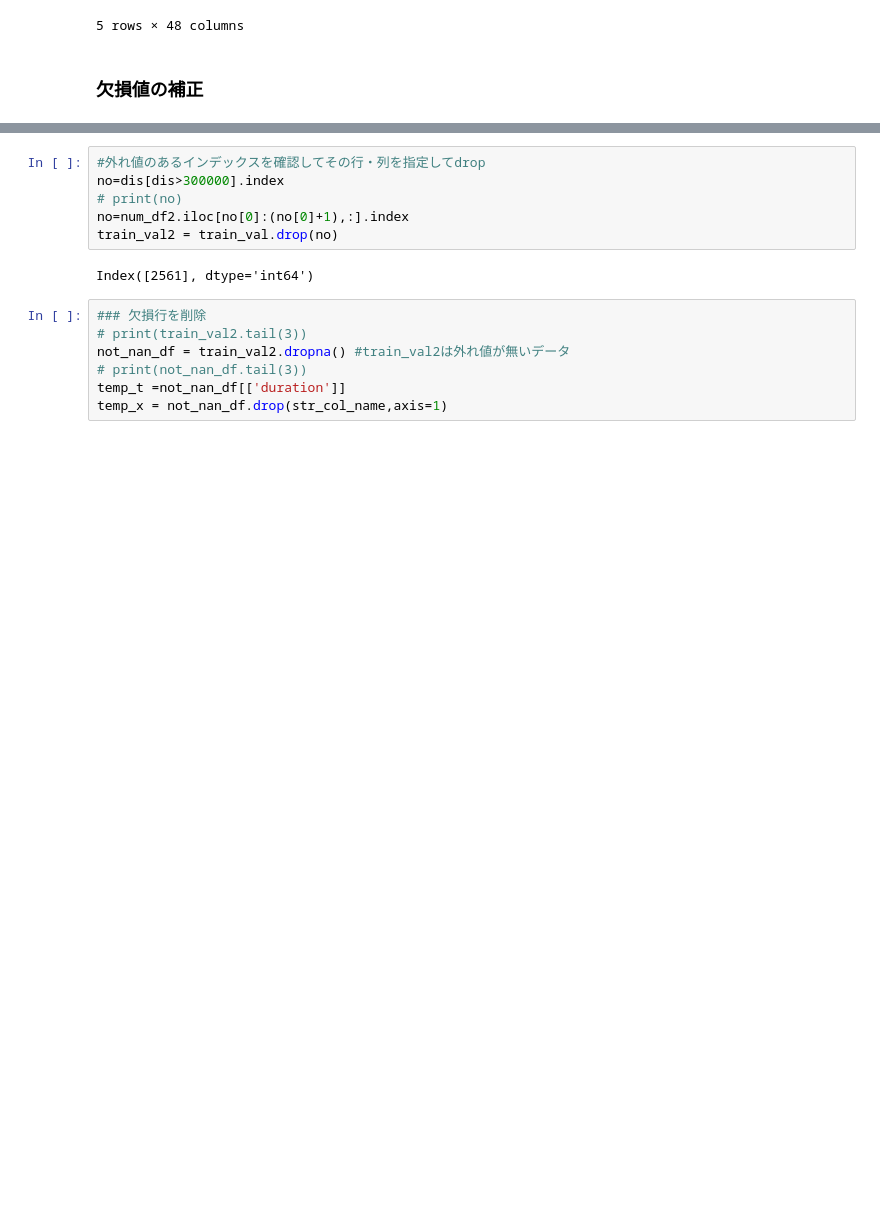
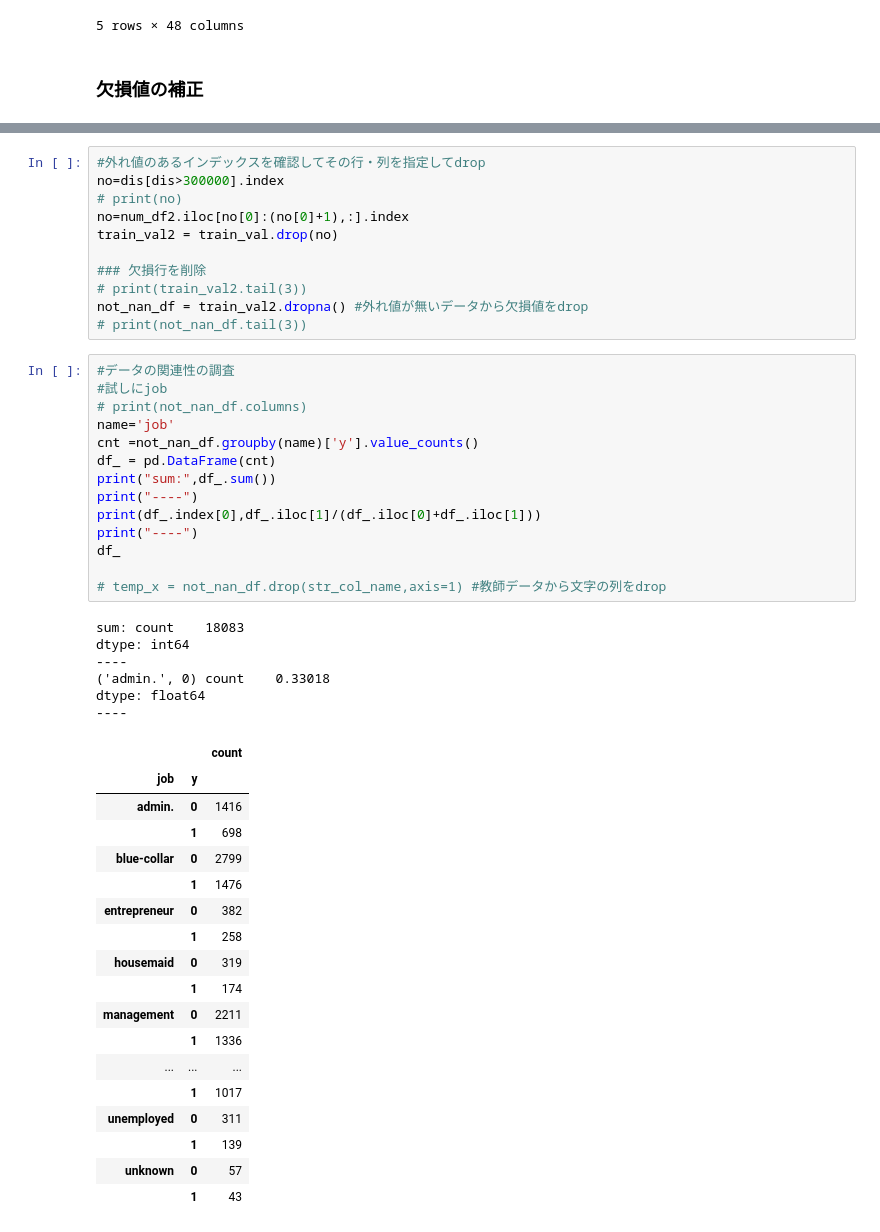
Before and after one commit to ahiru3test/aiai, a Jupyter notebook: notebook/sukkiri-ml-codes/ipynb/chap13b.ipynb, the cells around one changed output, grey strips where cells are left out. Drawn from its saved outputs; the diff is of its cells as text; blank space fills up the shorter version.

```diff
--- a/notebook/sukkiri-ml-codes/ipynb/chap13b.ipynb
+++ b/notebook/sukkiri-ml-codes/ipynb/chap13b.ipynb
@@ -69,12 +81,47 @@ no=dis[dis>300000].index
 # print(no)
 no=num_df2.iloc[no[0]:(no[0]+1),:].index
 train_val2 = train_val.drop(no)
+
+### 欠損行を削除
+# print(train_val2.tail(3))
+not_nan_df = train_val2.dropna() #外れ値が無いデータから欠損値をdrop
+# print(not_nan_df.tail(3))
-# %% [output]
-Index([2561], dtype='int64')
-# %%
-### 欠損行を削除
-# print(train_val2.tail(3))
-not_nan_df = train_val2.dropna() #train_val2は外れ値が無いデータ
-# print(not_nan_df.tail(3))
-temp_t =not_nan_df[['duration']]
-temp_x = not_nan_df.drop(str_col_name,axis=1)
+# %%
+#データの関連性の調査
+#試しにjob
+# print(not_nan_df.columns)
+name='job'
+cnt =not_nan_df.groupby(name)['y'].value_counts()
+df_ = pd.DataFrame(cnt)
+print("sum:",df_.sum())
+print("----")
+print(df_.index[0],df_.iloc[1]/(df_.iloc[0]+df_.iloc[1]))
+print("----")
+df_
+
+# temp_x = not_nan_df.drop(str_col_name,axis=1) #教師データから文字の列をdrop
+# %% [output]
+sum: count    18083
+dtype: int64
+----
+('admin.', 0) count    0.33018
+dtype: float64
+----
+|  |  | count |
+| job | y |  |
+| admin. | 0 | 1416 |
+|  | 1 | 698 |
+| blue-collar | 0 | 2799 |
+|  | 1 | 1476 |
+| entrepreneur | 0 | 382 |
+|  | 1 | 258 |
+| housemaid | 0 | 319 |
+|  | 1 | 174 |
+| management | 0 | 2211 |
+|  | 1 | 1336 |
+| ... | ... | ... |
+|  | 1 | 1017 |
+| unemployed | 0 | 311 |
+|  | 1 | 139 |
+| unknown | 0 | 57 |
+|  | 1 | 43 |
```
Also changed, not shown: parts of 13 cells of this notebook, 1 other file.
